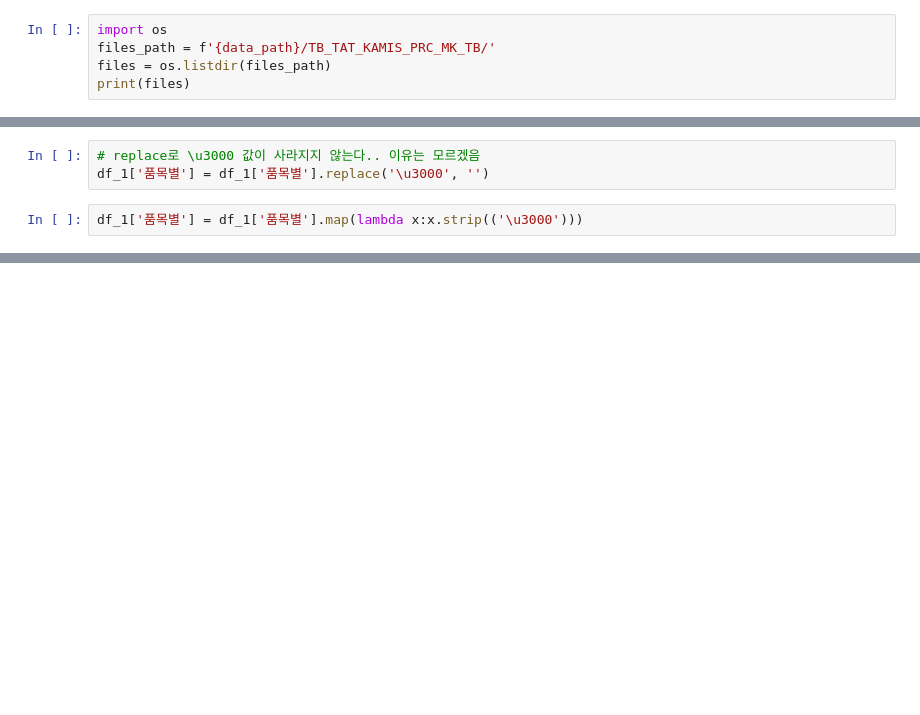
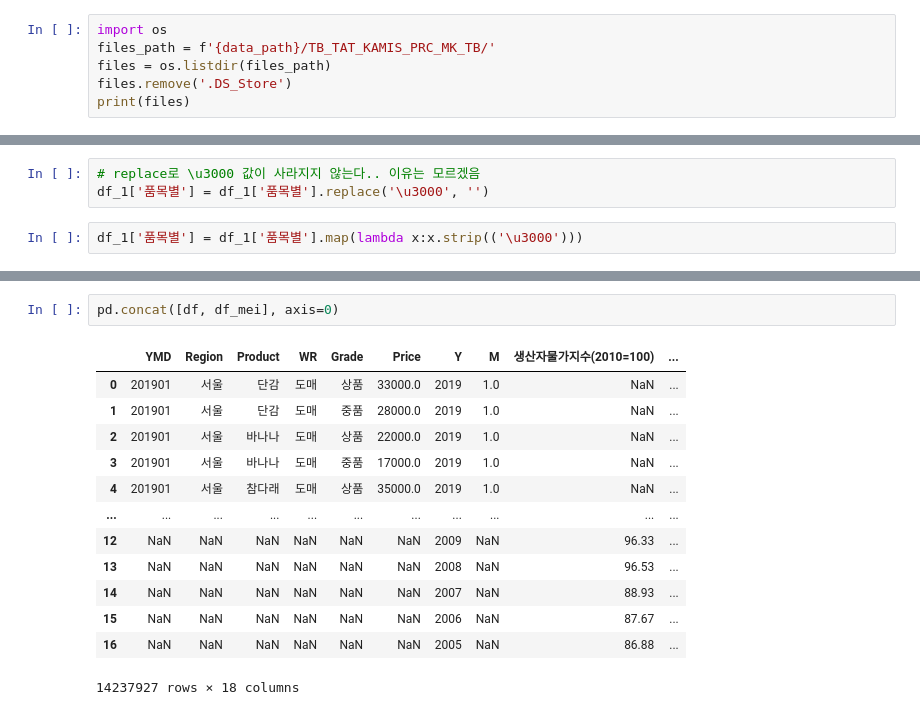
Before and after one commit to mols3131d/Agricultural-Products-Price-Prediction-, a Jupyter notebook: Data Collection/AgriMarket.ipynb, the cells around one changed output, grey strips where cells are left out. Cells and saved outputs as stored; diff of their text form; blank space fills up the shorter version.

```diff
--- a/Data Collection/AgriMarket.ipynb
+++ b/Data Collection/AgriMarket.ipynb
@@ -75,5 +75,6 @@ col_detail={
 import os
 files_path = f'{data_path}/TB_TAT_KAMIS_PRC_MK_TB/'
 files = os.listdir(files_path)
+files.remove('.DS_Store')
 print(files)
 # %% [output]
@@ -145,0 +203,16 @@ array(['감귤', '김', '방울토마토', '포도', '쇠고기', '팥', '쌀',
+# %%
+pd.concat([df, df_mei], axis=0)
+# %% [output]
+|  | YMD | Region | Product | WR | Grade | Price | Y | M | 생산자물가지수(2010=100) | ... |
+| 0 | 201901 | 서울 | 단감 | 도매 | 상품 | 33000.0 | 2019 | 1.0 | NaN | ... |
+| 1 | 201901 | 서울 | 단감 | 도매 | 중품 | 28000.0 | 2019 | 1.0 | NaN | ... |
+| 2 | 201901 | 서울 | 바나나 | 도매 | 상품 | 22000.0 | 2019 | 1.0 | NaN | ... |
+| 3 | 201901 | 서울 | 바나나 | 도매 | 중품 | 17000.0 | 2019 | 1.0 | NaN | ... |
+| 4 | 201901 | 서울 | 참다래 | 도매 | 상품 | 35000.0 | 2019 | 1.0 | NaN | ... |
+| ... | ... | ... | ... | ... | ... | ... | ... | ... | ... | ... |
+| 12 | NaN | NaN | NaN | NaN | NaN | NaN | 2009 | NaN | 96.33 | ... |
+| 13 | NaN | NaN | NaN | NaN | NaN | NaN | 2008 | NaN | 96.53 | ... |
+| 14 | NaN | NaN | NaN | NaN | NaN | NaN | 2007 | NaN | 88.93 | ... |
+| 15 | NaN | NaN | NaN | NaN | NaN | NaN | 2006 | NaN | 87.67 | ... |
+| 16 | NaN | NaN | NaN | NaN | NaN | NaN | 2005 | NaN | 86.88 | ... |
+14237927 rows × 18 columns
```
Also changed, not shown: parts of 7 cells of this notebook.
